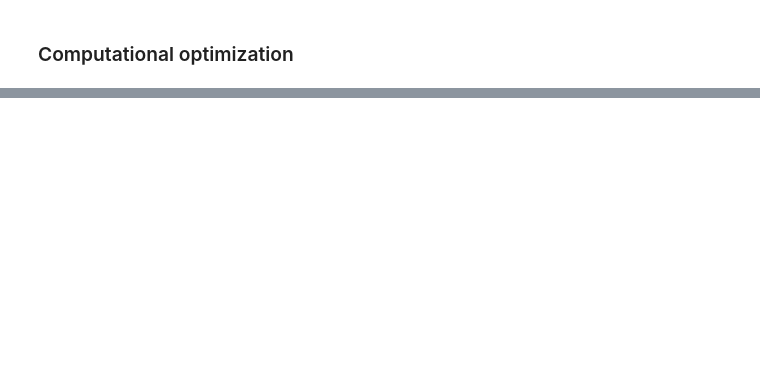
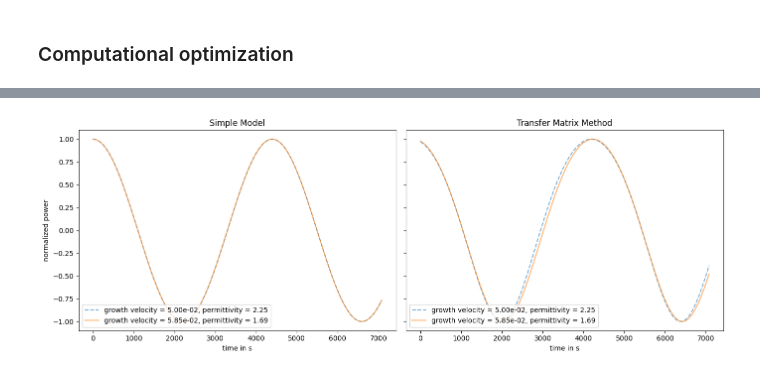
Before and after one commit to leo1200/thin-films, a Jupyter notebook: notebooks/one_growing_layer.ipynb, the cells around one changed output, grey strips where cells are left out. Drawn from its saved outputs; the diff is of its cells as text; code cells hidden in the pictures; blank space fills up the shorter version.

```diff
--- a/notebooks/one_growing_layer.ipynb
+++ b/notebooks/one_growing_layer.ipynb
@@ -422,0 +407,53 @@ print(final_thickness)
+# %%
+variable_layer_permittivity_A = 1.5**2
+variable_layer_permittivity_B = 1.3**2
+
+growth_velocity_A = 5e-2
+
+def delta_var(variable_layer_permittivity):
+    n0 = jnp.sqrt(optics_params.permeability_reflection * optics_params.permittivity_reflection)
+    n1 = jnp.sqrt(variable_layer_params.permeabilities * variable_layer_permittivity)
+    return jnp.sqrt(n1 ** 2 - n0 ** 2 * jnp.sin(setup_params.polar_angle) ** 2)
+
+growth_velocity_B = growth_velocity_A * delta_var(variable_layer_permittivity_A) / delta_var(variable_layer_permittivity_B)
+
+def run_model(model, growth_velocity, variable_layer_permittivity):
+    return normalized_forward_model(
+            model,
+            setup_params = setup_params,
+            optics_params = optics_params,
+            static_layer_params = static_layer_params,
+            variable_layer_params = variable_layer_params._replace(permittivities = variable_layer_permittivity),
+            variable_layer_thicknesses = growth_velocity * time_points_measured,
+            backside_mode = backside_mode
+    )
+
+simple_A = run_model(model = 0, growth_velocity = growth_velocity_A, variable_layer_permittivity = variable_layer_permittivity_A)
+simple_B = run_model(model = 0, growth_velocity = growth_velocity_B, variable_layer_permittivity = variable_layer_permittivity_B)
+
+tmm_A = run_model(model = 4, growth_velocity = growth_velocity_A, variable_layer_permittivity = variable_layer_permittivity_A)
+tmm_B = run_model(model = 4, growth_velocity = growth_velocity_B, variable_layer_permittivity = variable_layer_permittivity_B)
+
+# plot 1x2 with simple model on the left and tmm on the right
+fig, (ax1, ax2) = plt.subplots(1, 2, sharey=True, figsize=(14, 5))
+
+ax1.plot(time_points_measured, simple_A, "--", alpha = 0.6, label="growth velocity = {:.2e}, permittivity = {:.2f}".format(growth_velocity_A, variable_layer_permittivity_A))
+ax1.plot(time_points_measured, simple_B, "-", alpha = 0.6, label="growth velocity = {:.2e}, permittivity = {:.2f}".format(growth_velocity_B, variable_layer_permittivity_B))
+ax1.legend(loc="lower left")
+
+ax2.plot(time_points_measured, tmm_A, "--", alpha = 0.6, label="growth velocity = {:.2e}, permittivity = {:.2f}".format(growth_velocity_A, variable_layer_permittivity_A))
+ax2.plot(time_points_measured, tmm_B, "-", alpha = 0.6, label="growth velocity = {:.2e}, permittivity = {:.2f}".format(growth_velocity_B, variable_layer_permittivity_B))
+ax2.legend(loc="lower left")
+
+ax1.set_title("Simple Model")
+ax2.set_title("Transfer Matrix Method")
+
+ax1.set_xlabel("time in s")
+ax2.set_xlabel("time in s")
+ax1.set_ylabel("normalized power")
+
+plt.tight_layout()
+
+plt.savefig("simple_vs_tmm.png", dpi=300)
+# %% [output]
+[figure, added]
```
Also changed, not shown: parts of 10 cells of this notebook, 10 other files.
